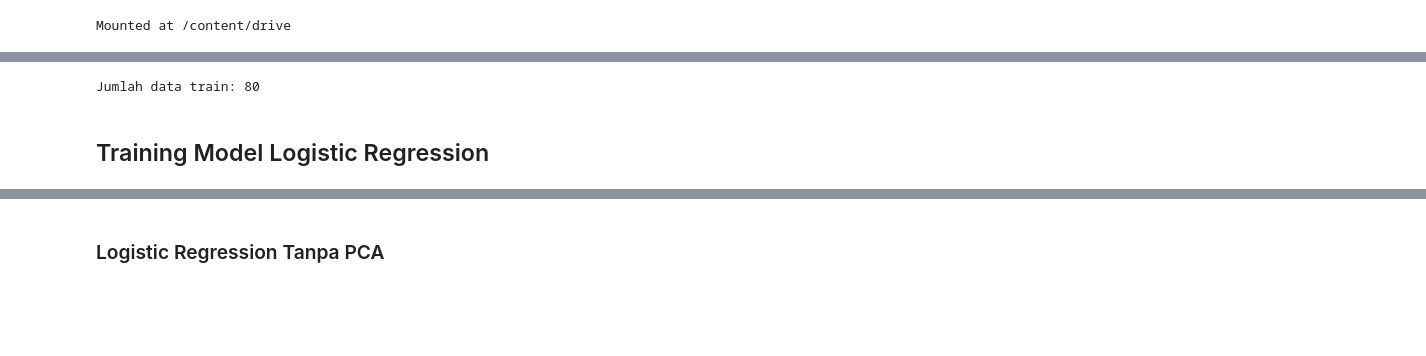
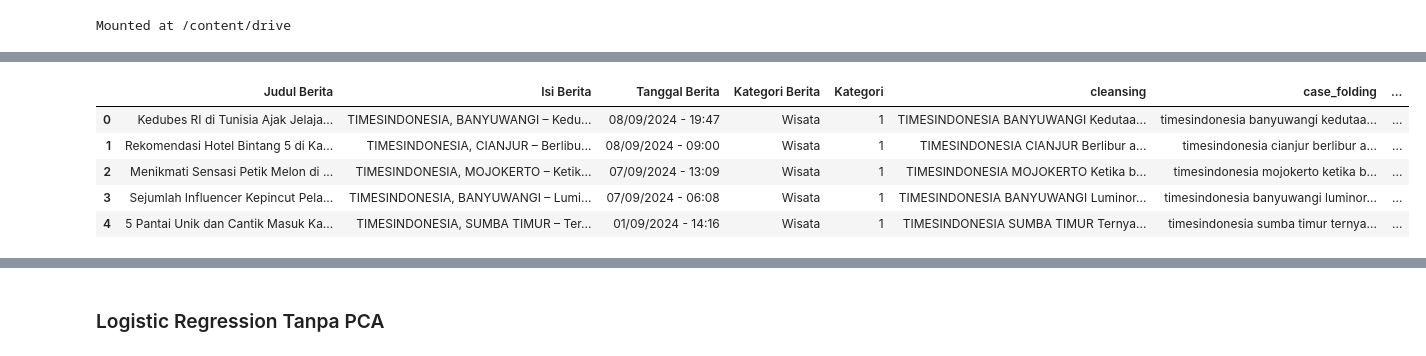
Before and after one commit to Firdatulayuni/PPW_B, a Jupyter notebook: _sources/Logistic Regression-2.ipynb, the cells around one changed output, grey strips where cells are left out. Drawn from its saved outputs; the diff is of its cells as text; code cells hidden in the pictures; blank space fills up the shorter version.

```diff
--- a/_sources/Logistic Regression-2.ipynb
+++ b/_sources/Logistic Regression-2.ipynb
@@ -54,11 +42,11 @@ from sklearn.metrics import accuracy_score
 # %%
-# Load data dari CSV
-X_train = pd.read_csv('/content/drive/MyDrive/KULIAH/SEMESTER 7/PPW/X_train.csv')
-y_train = pd.read_csv('/content/drive/MyDrive/KULIAH/SEMESTER 7/PPW/y_train.csv')
+data = pd.read_csv("/content/drive/MyDrive/KULIAH/SEMESTER 7/PPW/berita_cleaned.csv")
-# %%
-# Tampilkan ukuran data
-print(f"Jumlah data train: {len(X_train)}")
-# %% [output]
-Jumlah data train: 80
-# %% [markdown]
-## Training Model Logistic Regression
+# %%
+data.head()
+# %% [output]
+|  | Judul Berita | Isi Berita | Tanggal Berita | Kategori Berita | Kategori | cleansing | case_folding | ... |
+| 0 | Kedubes RI di Tunisia Ajak Jelaja... | TIMESINDONESIA, BANYUWANGI – Kedu... | 08/09/2024 - 19:47 | Wisata | 1 | TIMESINDONESIA BANYUWANGI Kedutaa... | timesindonesia banyuwangi kedutaa... | ... |
+| 1 | Rekomendasi Hotel Bintang 5 di Ka... | TIMESINDONESIA, CIANJUR – Berlibu... | 08/09/2024 - 09:00 | Wisata | 1 | TIMESINDONESIA CIANJUR Berlibur a... | timesindonesia cianjur berlibur a... | ... |
+| 2 | Menikmati Sensasi Petik Melon di ... | TIMESINDONESIA, MOJOKERTO – Ketik... | 07/09/2024 - 13:09 | Wisata | 1 | TIMESINDONESIA MOJOKERTO Ketika b... | timesindonesia mojokerto ketika b... | ... |
+| 3 | Sejumlah Influencer Kepincut Pela... | TIMESINDONESIA, BANYUWANGI – Lumi... | 07/09/2024 - 06:08 | Wisata | 1 | TIMESINDONESIA BANYUWANGI Luminor... | timesindonesia banyuwangi luminor... | ... |
+| 4 | 5 Pantai Unik dan Cantik Masuk Ka... | TIMESINDONESIA, SUMBA TIMUR – Ter... | 01/09/2024 - 14:16 | Wisata | 1 | TIMESINDONESIA SUMBA TIMUR Ternya... | timesindonesia sumba timur ternya... | ... |
```
Also changed, not shown: parts of 74 cells of this notebook, 14 other files.
